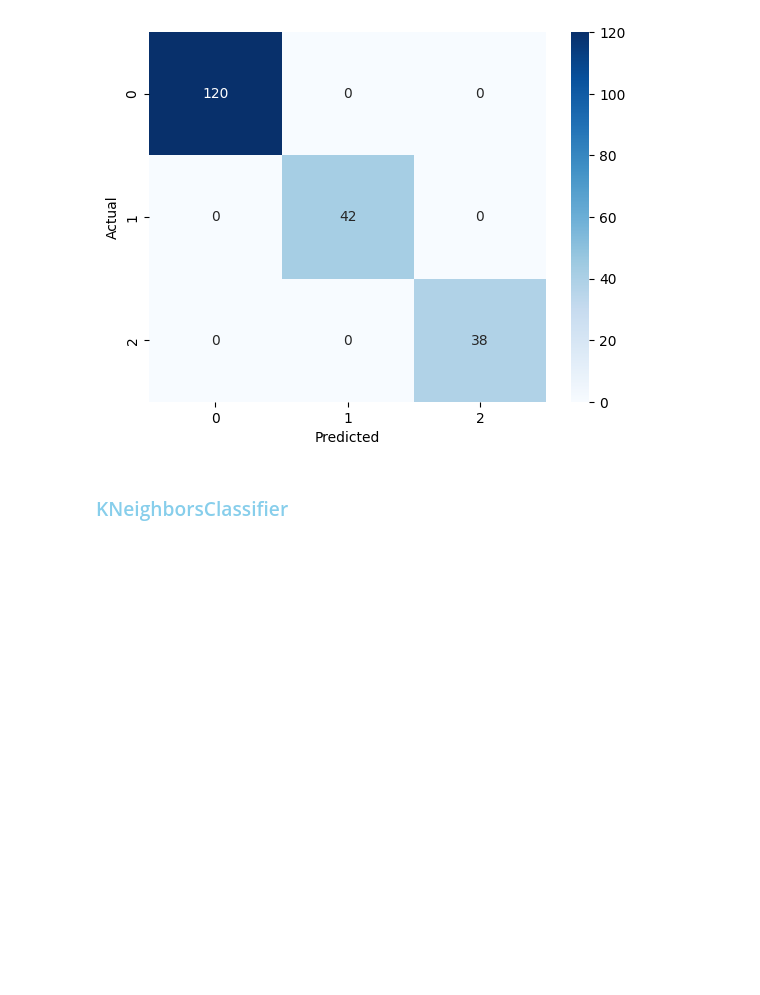
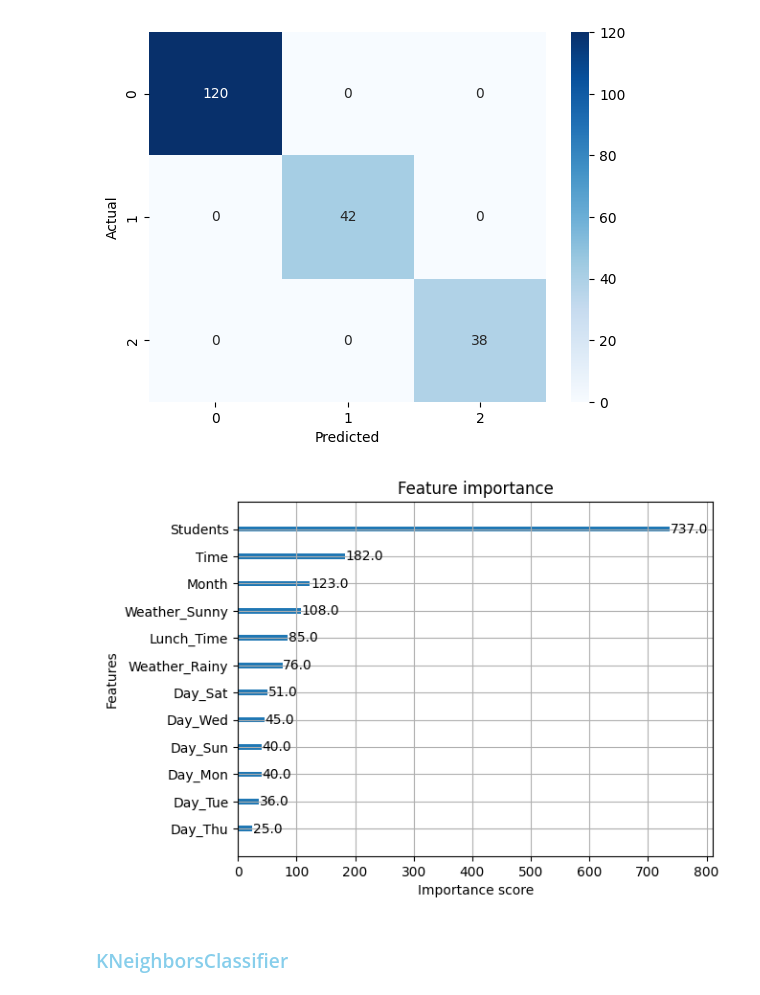
Before and after one commit to Wasima230Sultana/MU-Canteen-Rush-Predictor, a Jupyter notebook: Canteen-rush.ipynb, the cells around one changed output. Saved outputs shown, nothing was run; the diff lists cells and outputs as text; code cells hidden in the pictures; blank space fills up the shorter version.

Commit message:
plot importance

```diff
--- a/Canteen-rush.ipynb
+++ b/Canteen-rush.ipynb
@@ -950,6 +950,13 @@ plt.ylabel("Actual")
 plt.show()
 # %% [output]
 [figure]
+# %%
+from xgboost import plot_importance
+
+plot_importance(modelXGB)
+plt.show()
+# %% [output]
+[figure, added]
 # %% [markdown]
 <h3 style="color:skyblue">KNeighborsClassifier</h3>
 # %%
```
